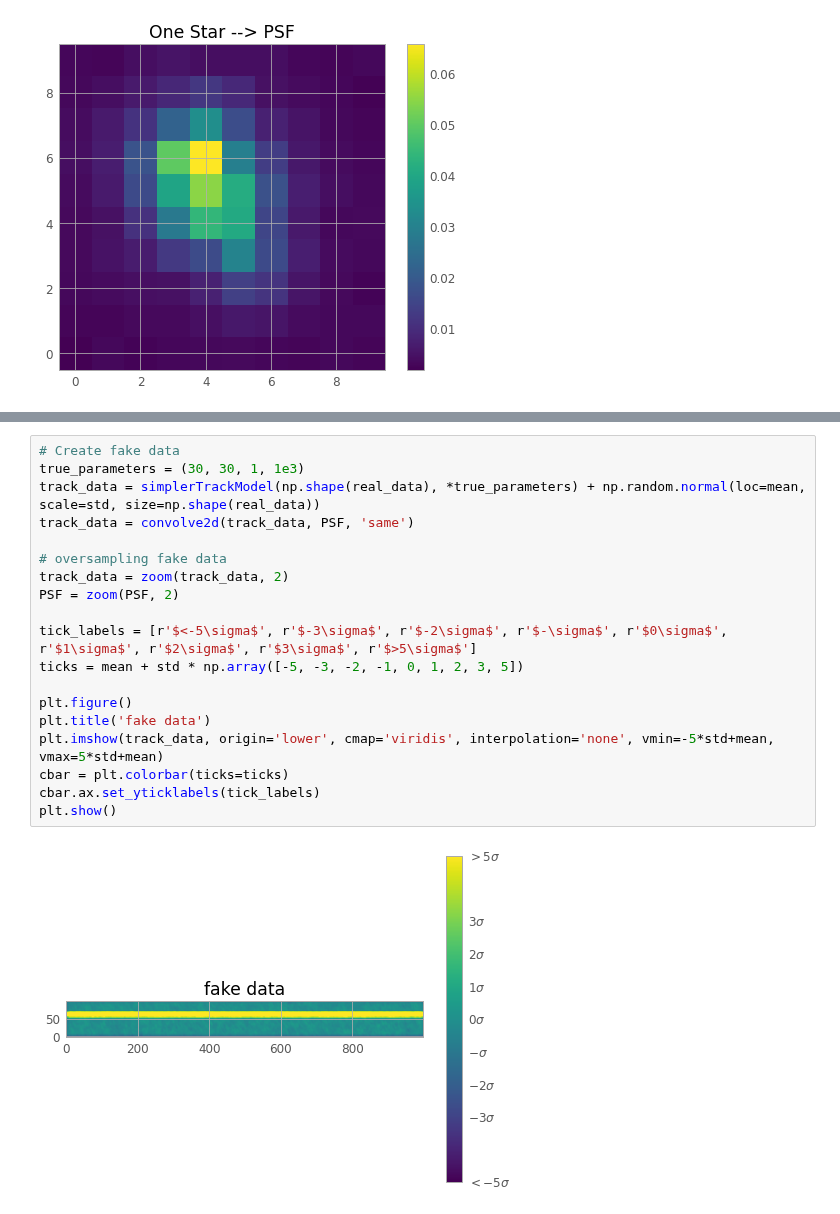
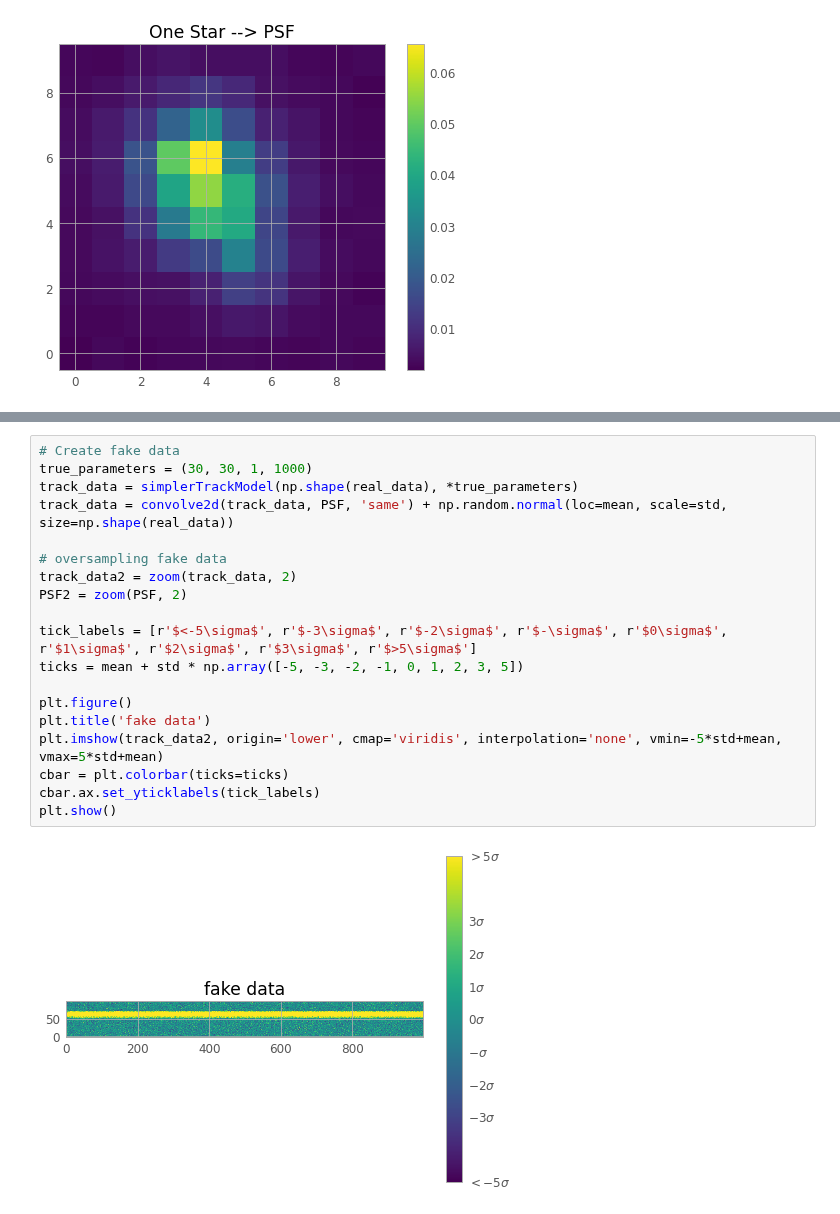
Before and after one commit to SSAEPFL/PSF, a Jupyter notebook: test-track-fitting.ipynb, the cells around one changed output, grey strips where cells are left out. Drawn from its saved outputs; the diff is of its cells as text.

```diff
--- a/test-track-fitting.ipynb
+++ b/test-track-fitting.ipynb
@@ -65,23 +66,23 @@ plt.show()
 # %%
 # Create fake data
-true_parameters = (30, 30, 1, 1e3)
-track_data = simplerTrackModel(np.shape(real_data), *true_parameters) + np.random.normal(loc=mean, scale=std, size=np.shape(real_data))
-track_data = convolve2d(track_data, PSF, 'same')
+true_parameters = (30, 30, 1, 1000)
+track_data = simplerTrackModel(np.shape(real_data), *true_parameters)
+track_data = convolve2d(track_data, PSF, 'same') + np.random.normal(loc=mean, scale=std, size=np.shape(real_data))
 
 # oversampling fake data
-track_data = zoom(track_data, 2)
-PSF = zoom(PSF, 2)
+track_data2 = zoom(track_data, 2)
+PSF2 = zoom(PSF, 2)
 
 tick_labels = [r'$<-5\sigma$', r'$-3\sigma$', r'$-2\sigma$', r'$-\sigma$', r'$0\sigma$', r'$1\sigma$', r'$2\sigma$', r'$3\sigma$', r'$>5\sigma$']
 ticks = mean + std * np.array([-5, -3, -2, -1, 0, 1, 2, 3, 5])
 
 plt.figure()
 plt.title('fake data')
-plt.imshow(track_data, origin='lower', cmap='viridis', interpolation='none', vmin=-5*std+mean, vmax=5*std+mean)
+plt.imshow(track_data2, origin='lower', cmap='viridis', interpolation='none', vmin=-5*std+mean, vmax=5*std+mean)
 cbar = plt.colorbar(ticks=ticks)
 cbar.ax.set_yticklabels(tick_labels)
 plt.show()
 # %% [output]
-[figure, old version]
+[figure, new version]
 # %%
 # Convolution of model and PSF to get what we would measure
```
Also changed, not shown: parts of 8 cells of this notebook, 3 other files.
